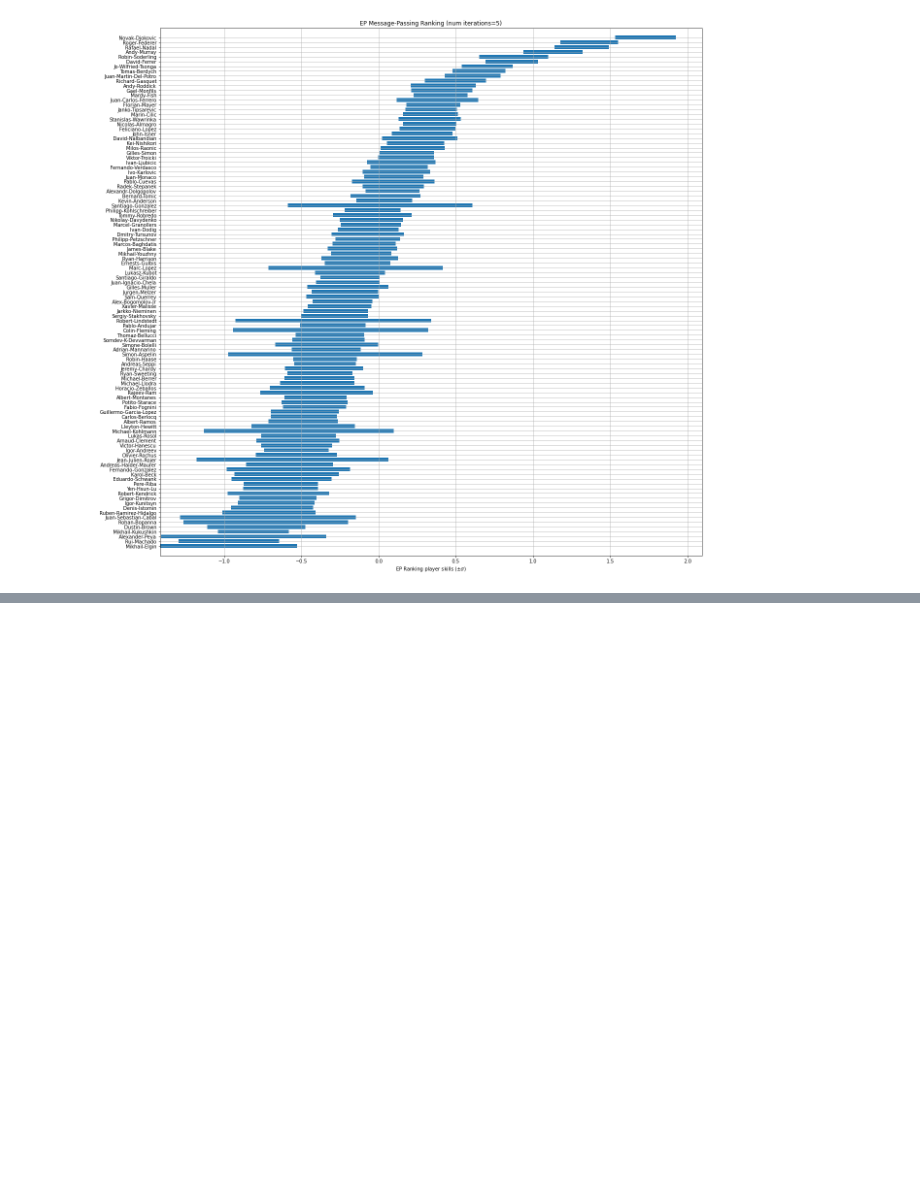
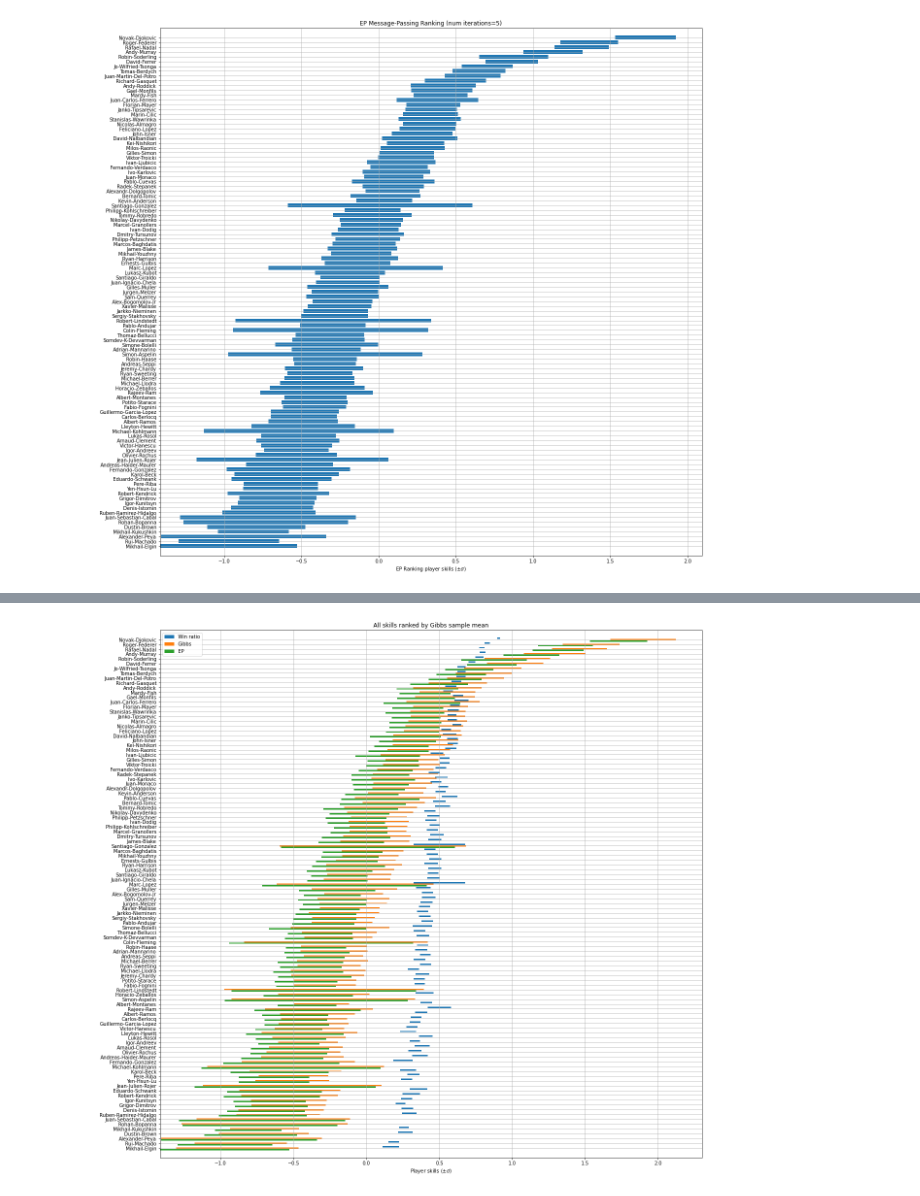
Before and after one commit to LozzaTray/4F10, a Jupyter notebook: C2/code/coursework2.ipynb, the cells around one changed output, grey strips where cells are left out. Drawn from its saved outputs; the diff is of its cells as text; code cells hidden in the pictures; blank space fills up the shorter version.

```diff
--- a/C2/code/coursework2.ipynb
+++ b/C2/code/coursework2.ipynb
@@ -305,8 +341,8 @@ for p in range(0, M):
 
 win_ratio = np.true_divide(points, matches)
 var = np.multiply(win_ratio, 1 - win_ratio)
-std_dev = np.true_divide(var, np.sqrt(matches))
-sorted_rangeplot(win_ratio, std_dev, W, xlabel="Win ratio ($\pm \sigma$)", title="Win ratio")
+win_std = np.true_divide(var, np.sqrt(matches))
+sorted_rangeplot(win_ratio, win_std, W, xlabel="Win ratio ($\pm \sigma$)", title="Win ratio")
 # %% [output]
 [figure]
 # %%
@@ -326,9 +362,22 @@ sorted_rangeplot(gibbs_means, gibbs_std, W, xlabel="Gibbs Sample Average ($\pm \
 # %%
 num_iters = 5
 # run message passing algorithm, returns mean and precision for each player
-mean_player_skills, precision_player_skills = eprank(G, M, num_iters)
+ep_means, precision_player_skills = eprank(G, M, num_iters)
 
-std_dev = np.sqrt(np.true_divide(1, precision_player_skills))
-sorted_rangeplot(mean_player_skills, std_dev, W, xlabel="EP Ranking player skills ($\pm \sigma$)", title="EP Message-Passing Ranking (num iterations={})".format(num_iters))
+ep_std = np.sqrt(np.true_divide(1, precision_player_skills))
+sorted_rangeplot(ep_means, ep_std, W, xlabel="EP Ranking player skills ($\pm \sigma$)", title="EP Message-Passing Ranking (num iterations={})".format(num_iters))
 # %% [output]
 [figure]
+# %%
+from scipy.stats import spearmanr
+
+win_rankings = np.argsort(win_ratio)
+gibbs_rankings = np.argsort(gibbs_means)
+ep_rankings = np.argsort(ep_means)
+
+print(gibbs_rankings)
+print(ep_rankings)
+
+print(spearmanr(win_rankings, gibbs_rankings))
+print(spearmanr(win_rankings, ep_rankings))
+print(spearmanr(ep_rankings, gibbs_rankings))
@@ -334,0 +400,20 @@ sorted_rangeplot(mean_player_skills, std_dev, W, xlabel="EP Ranking player skill
+# %%
+    mean = mean_player_skills
+    std_dev = std_dev
+
+    M = len(mean)
+    xx = np.linspace(0, M, M)
+    plt.figure(figsize=(20, 20))
+    gibbs_rankings = np.argsort(gibbs_means)
+    sorted_names = W[gibbs_rankings]
+    plt.barh(xx+0.3, height=0.3, width=2*gibbs_std[gibbs_rankings], left=gibbs_means[gibbs_rankings] - gibbs_std[gibbs_rankings], label="Gibbs")
+    plt.barh(xx, height=0.3, width=2*win_std[gibbs_rankings], left=win_ratio[gibbs_rankings]-win_std[gibbs_rankings], label="Win ratio")
+    plt.barh(xx-0.3, height=0.3, width=2*ep_std[gibbs_rankings], left=ep_means[gibbs_rankings]-ep_std[gibbs_rankings], label="EP")
+    plt.yticks(xx, labels=sorted_names[:, 0])
+    plt.ylim([-2, 109])
+    plt.xlabel("Player skills ($\pm \sigma$)")
+    plt.title("All skills ranked by Gibbs sample mean")
+    plt.legend()
+    plt.grid()
+# %% [output]
+[figure, added]
```
Also changed, not shown: parts of 3 cells of this notebook, 9 other files.
